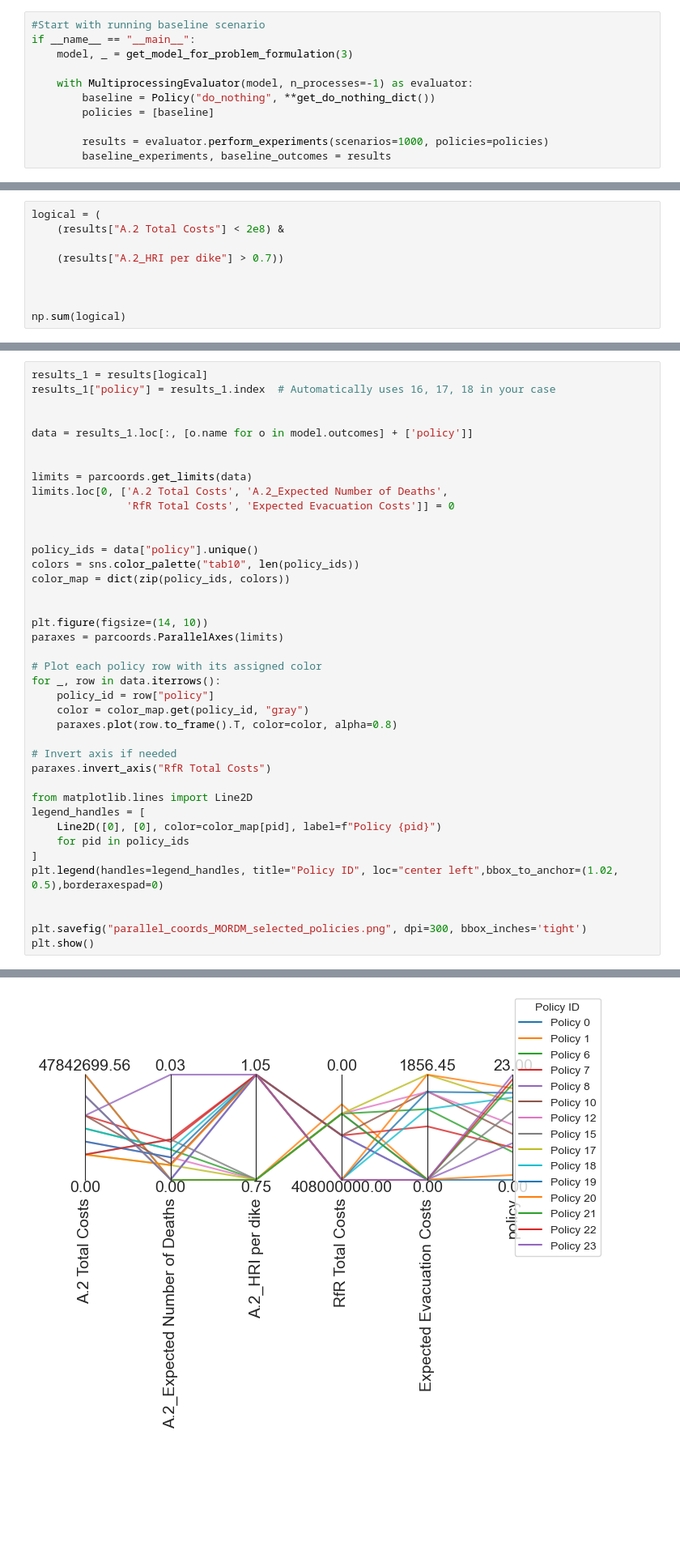
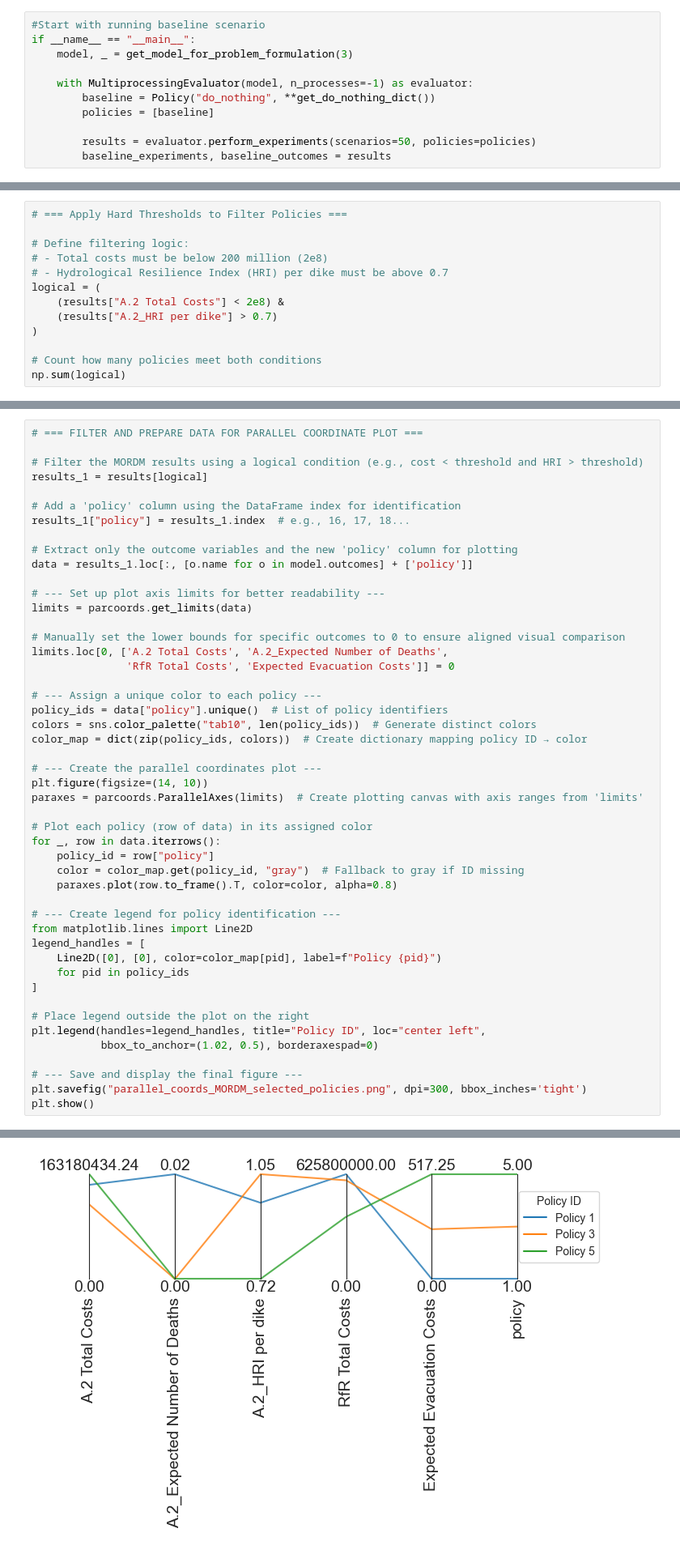
Before and after one commit to jmcbeelen/EPA141A, a Jupyter notebook: final assignment/MORDM.ipynb, the cells around one changed output, grey strips where cells are left out. Shown at 81% size. Drawn from its saved outputs; the diff is of its cells as text; blank space fills up the shorter version.

```diff
--- a/final assignment/MORDM.ipynb
+++ b/final assignment/MORDM.ipynb
@@ -68,6 +99,6 @@ if __name__ == "__main__":
         baseline = Policy("do_nothing", **get_do_nothing_dict())
         policies = [baseline]
 
-        results = evaluator.perform_experiments(scenarios=1000, policies=policies)
+        results = evaluator.perform_experiments(scenarios=50, policies=policies)
         baseline_experiments, baseline_outcomes = results
 # %% [output]
@@ -194,10 +227,14 @@ plt.show()
 # %%
+# === Apply Hard Thresholds to Filter Policies ===
+
+# Define filtering logic:
+# - Total costs must be below 200 million (2e8)
+# - Hydrological Resilience Index (HRI) per dike must be above 0.7
 logical = (
     (results["A.2 Total Costs"] < 2e8) &
+    (results["A.2_HRI per dike"] > 0.7)
+)
 
-    (results["A.2_HRI per dike"] > 0.7))
-
-
-
+# Count how many policies meet both conditions
 np.sum(logical)
 # %% [output]
@@ -205,41 +242,49 @@ np.sum(logical)
 # %%
+# === FILTER AND PREPARE DATA FOR PARALLEL COORDINATE PLOT ===
+
+# Filter the MORDM results using a logical condition (e.g., cost < threshold and HRI > threshold)
 results_1 = results[logical]
-results_1["policy"] = results_1.index  # Automatically uses 16, 17, 18 in your case
 
+# Add a 'policy' column using the DataFrame index for identification
+results_1["policy"] = results_1.index  # e.g., 16, 17, 18...
 
+# Extract only the outcome variables and the new 'policy' column for plotting
 data = results_1.loc[:, [o.name for o in model.outcomes] + ['policy']]
 
+# --- Set up plot axis limits for better readability ---
+limits = parcoords.get_limits(data)
 
-limits = parcoords.get_limits(data)
+# Manually set the lower bounds for specific outcomes to 0 to ensure aligned visual comparison
 limits.loc[0, ['A.2 Total Costs', 'A.2_Expected Number of Deaths',
                'RfR Total Costs', 'Expected Evacuation Costs']] = 0
 
+# --- Assign a unique color to each policy ---
+policy_ids = data["policy"].unique()  # List of policy identifiers
+colors = sns.color_palette("tab10", len(policy_ids))  # Generate distinct colors
+color_map = dict(zip(policy_ids, colors))  # Create dictionary mapping policy ID → color
 
-policy_ids = data["policy"].unique()
-colors = sns.color_palette("tab10", len(policy_ids))
-color_map = dict(zip(policy_ids, colors))
+# --- Create the parallel coordinates plot ---
+plt.figure(figsize=(14, 10))
+paraxes = parcoords.ParallelAxes(limits)  # Create plotting canvas with axis ranges from 'limits'
 
-
-plt.figure(figsize=(14, 10))
-paraxes = parcoords.ParallelAxes(limits)
-
-# Plot each policy row with its assigned color
+# Plot each policy (row of data) in its assigned color
 for _, row in data.iterrows():
     policy_id = row["policy"]
-    color = color_map.get(policy_id, "gray")
+    color = color_map.get(policy_id, "gray")  # Fallback to gray if ID missing
     paraxes.plot(row.to_frame().T, color=color, alpha=0.8)
 
-# Invert axis if needed
-paraxes.invert_axis("RfR Total Costs")
-
+# --- Create legend for policy identification ---
 from matplotlib.lines import Line2D
 legend_handles = [
     Line2D([0], [0], color=color_map[pid], label=f"Policy {pid}")
     for pid in policy_ids
 ]
-plt.legend(handles=legend_handles, title="Policy ID", loc="center left",bbox_to_anchor=(1.02, 0.5),borderaxespad=0)
 
+# Place legend outside the plot on the right
+plt.legend(handles=legend_handles, title="Policy ID", loc="center left",
+           bbox_to_anchor=(1.02, 0.5), borderaxespad=0)
 
+# --- Save and display the final figure ---
 plt.savefig("parallel_coords_MORDM_selected_policies.png", dpi=300, bbox_inches='tight')
 plt.show()
 # %% [output]
@@ -251,5 +296,5 @@ See the caveats in the documentation: https://pandas.pydata.org/pandas-docs/stab
 <Figure size 1400x1000 with 0 Axes>
-[figure, old version]
+[figure, new version]
 # %% [markdown]
 ## optimized policies
 # %%
```
Also changed, not shown: parts of 83 cells of this notebook, 20 other files.
